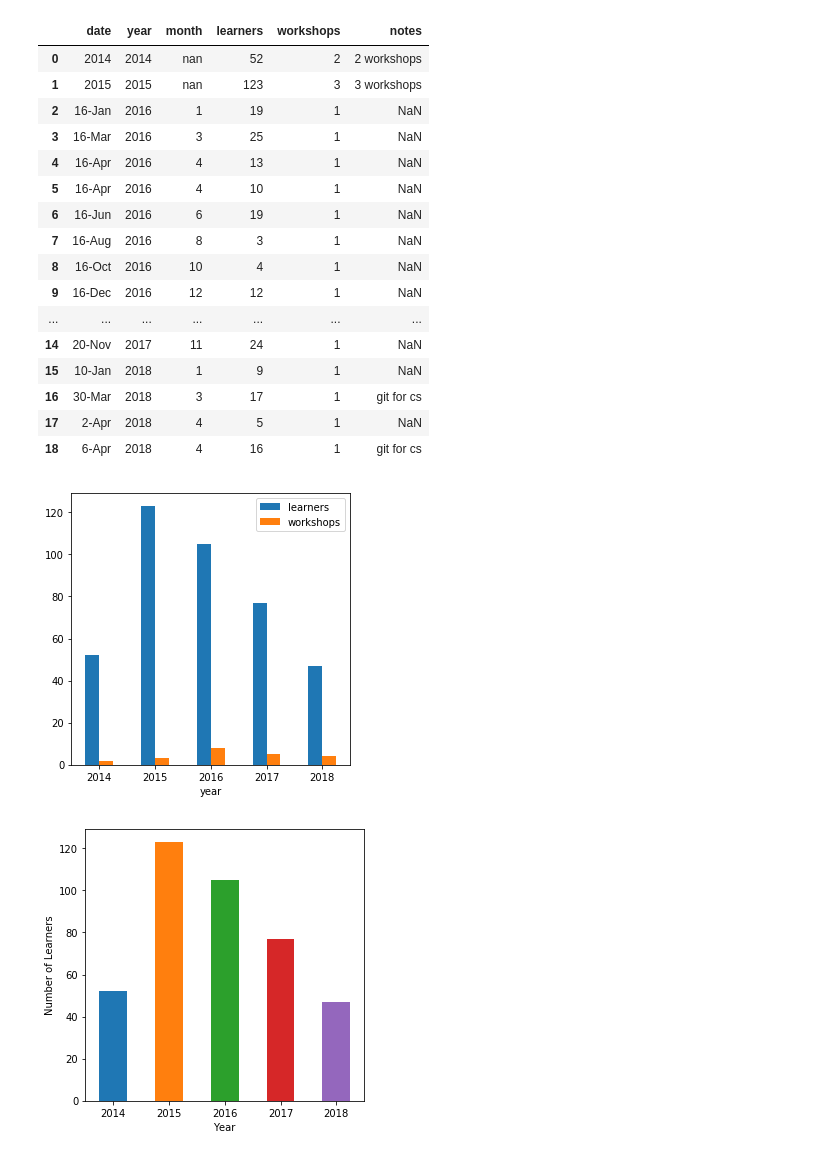
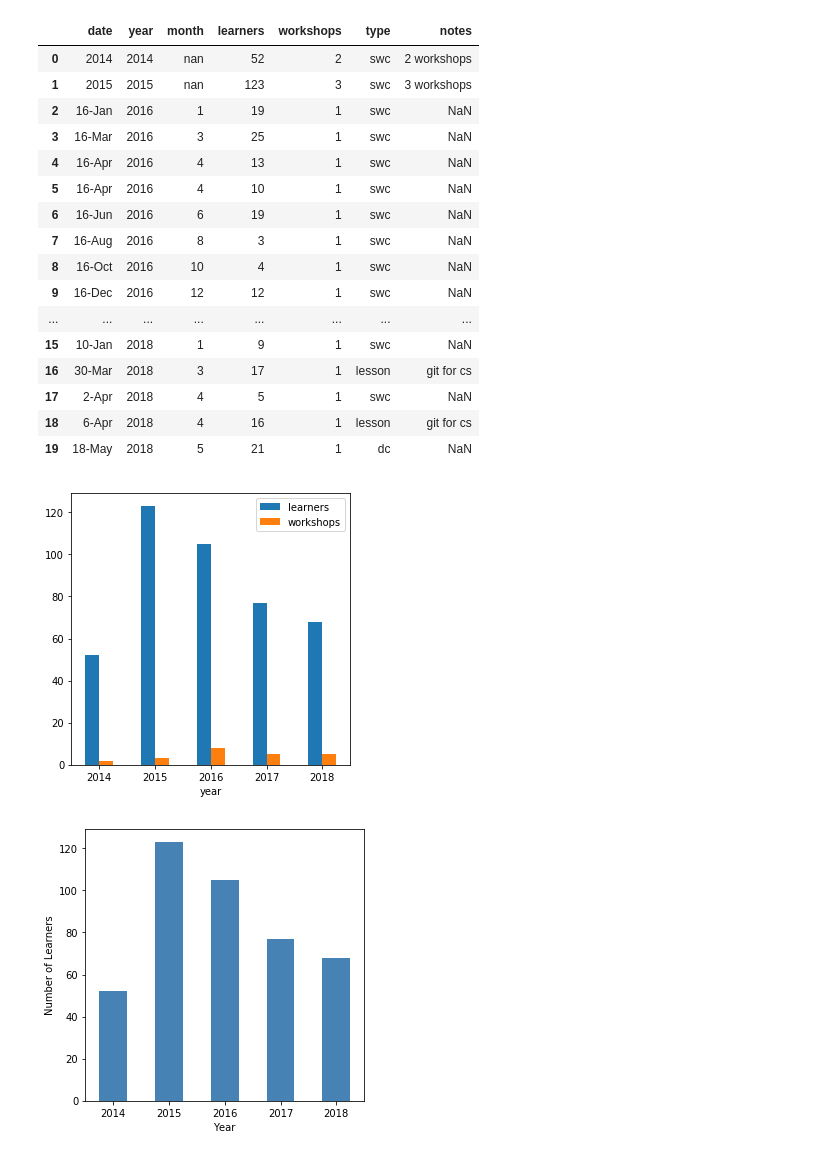
Before and after one commit to laufers/ouswc_metrics, a Jupyter notebook: metric_reporting.ipynb, the cells around one changed output. Cells and saved outputs as stored; diff of their text form; code cells hidden in the pictures.

Commit message:
worked on collecting stats on learner domains

```diff
--- a/metric_reporting.ipynb
+++ b/metric_reporting.ipynb
@@ -34,25 +35,25 @@ df_swc.learners.sum()
 # %%
-df_swc = pd.read_csv('swc_learner_count.csv', infer_datetime_format=True, parse_dates=['date','month'])
+df_swc = pd.read_csv('carpentries_leaner_count.csv', infer_datetime_format=True, parse_dates=['date','month'])
 # %%
 df_swc
 # %% [output]
-|  | date | year | month | learners | workshops | notes |
-| 0 | 2014 | 2014 | nan | 52 | 2 | 2 workshops |
-| 1 | 2015 | 2015 | nan | 123 | 3 | 3 workshops |
-| 2 | 16-Jan | 2016 | 1 | 19 | 1 | NaN |
-| 3 | 16-Mar | 2016 | 3 | 25 | 1 | NaN |
-| 4 | 16-Apr | 2016 | 4 | 13 | 1 | NaN |
-| 5 | 16-Apr | 2016 | 4 | 10 | 1 | NaN |
-| 6 | 16-Jun | 2016 | 6 | 19 | 1 | NaN |
-| 7 | 16-Aug | 2016 | 8 | 3 | 1 | NaN |
-| 8 | 16-Oct | 2016 | 10 | 4 | 1 | NaN |
-| 9 | 16-Dec | 2016 | 12 | 12 | 1 | NaN |
-| ... | ... | ... | ... | ... | ... | ... |
-| 14 | 20-Nov | 2017 | 11 | 24 | 1 | NaN |
-| 15 | 10-Jan | 2018 | 1 | 9 | 1 | NaN |
-| 16 | 30-Mar | 2018 | 3 | 17 | 1 | git for cs |
-| 17 | 2-Apr | 2018 | 4 | 5 | 1 | NaN |
-| 18 | 6-Apr | 2018 | 4 | 16 | 1 | git for cs |
+|  | date | year | month | learners | workshops | type | notes |
+| 0 | 2014 | 2014 | nan | 52 | 2 | swc | 2 workshops |
+| 1 | 2015 | 2015 | nan | 123 | 3 | swc | 3 workshops |
+| 2 | 16-Jan | 2016 | 1 | 19 | 1 | swc | NaN |
+| 3 | 16-Mar | 2016 | 3 | 25 | 1 | swc | NaN |
+| 4 | 16-Apr | 2016 | 4 | 13 | 1 | swc | NaN |
+| 5 | 16-Apr | 2016 | 4 | 10 | 1 | swc | NaN |
+| 6 | 16-Jun | 2016 | 6 | 19 | 1 | swc | NaN |
+| 7 | 16-Aug | 2016 | 8 | 3 | 1 | swc | NaN |
+| 8 | 16-Oct | 2016 | 10 | 4 | 1 | swc | NaN |
+| 9 | 16-Dec | 2016 | 12 | 12 | 1 | swc | NaN |
+| ... | ... | ... | ... | ... | ... | ... | ... |
+| 15 | 10-Jan | 2018 | 1 | 9 | 1 | swc | NaN |
+| 16 | 30-Mar | 2018 | 3 | 17 | 1 | lesson | git for cs |
+| 17 | 2-Apr | 2018 | 4 | 5 | 1 | swc | NaN |
+| 18 | 6-Apr | 2018 | 4 | 16 | 1 | lesson | git for cs |
+| 19 | 18-May | 2018 | 5 | 21 | 1 | dc | NaN |
 # %%
 df_g01 = df_swc.groupby('year').sum()
 # %%
@@ -61,20 +62,20 @@ plt.xticks(rotation=0)
 
 plt.show()
 # %% [output]
-[figure, old version]
+[figure, new version]
 # %%
 df_g01 = df_swc.groupby(['year']).learners.sum()
 
 
-df_g01.plot(kind='bar', figsize=(5,5))
+df_g01.plot(kind='bar', color='steelblue', figsize=(5,5))
 
 plt.xticks(rotation=0)
 plt.ylabel('Number of Learners')
 plt.xlabel('Year')
 
 plt.show()
 # %% [output]
-[figure, old version]
+[figure, new version]
 # %%
 from pandas.plotting import table
 
```
Also changed, not shown: parts of 18 cells of this notebook, 4 other files.
